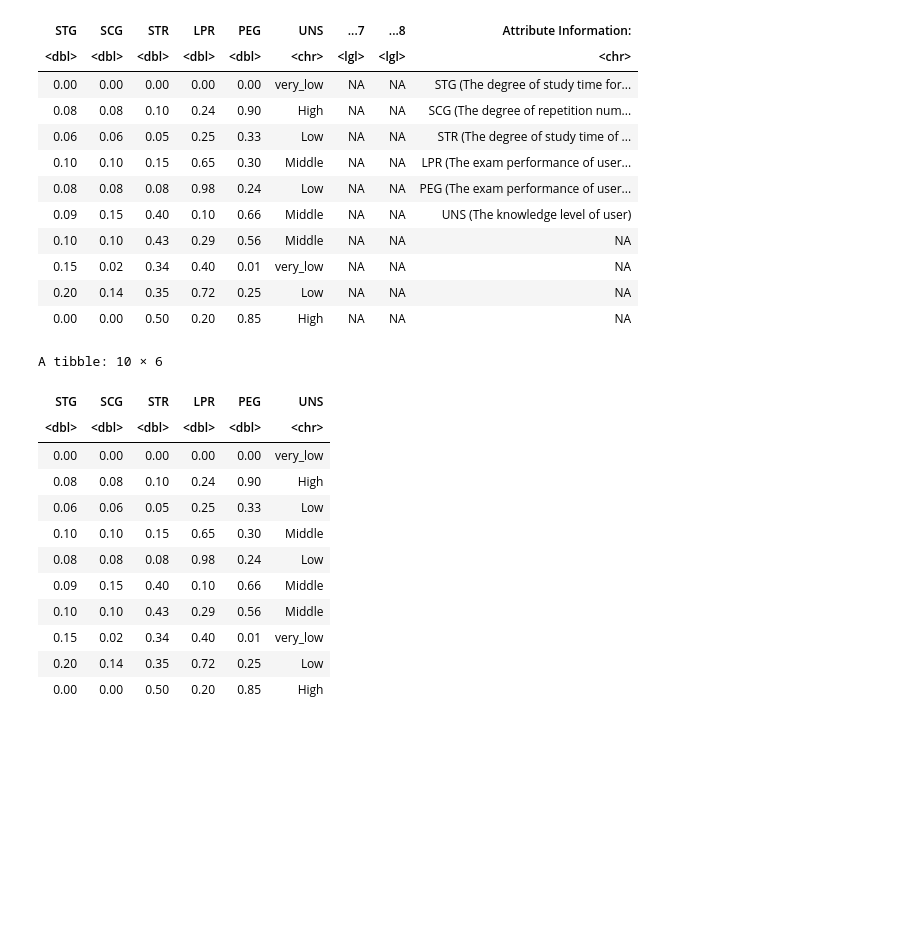
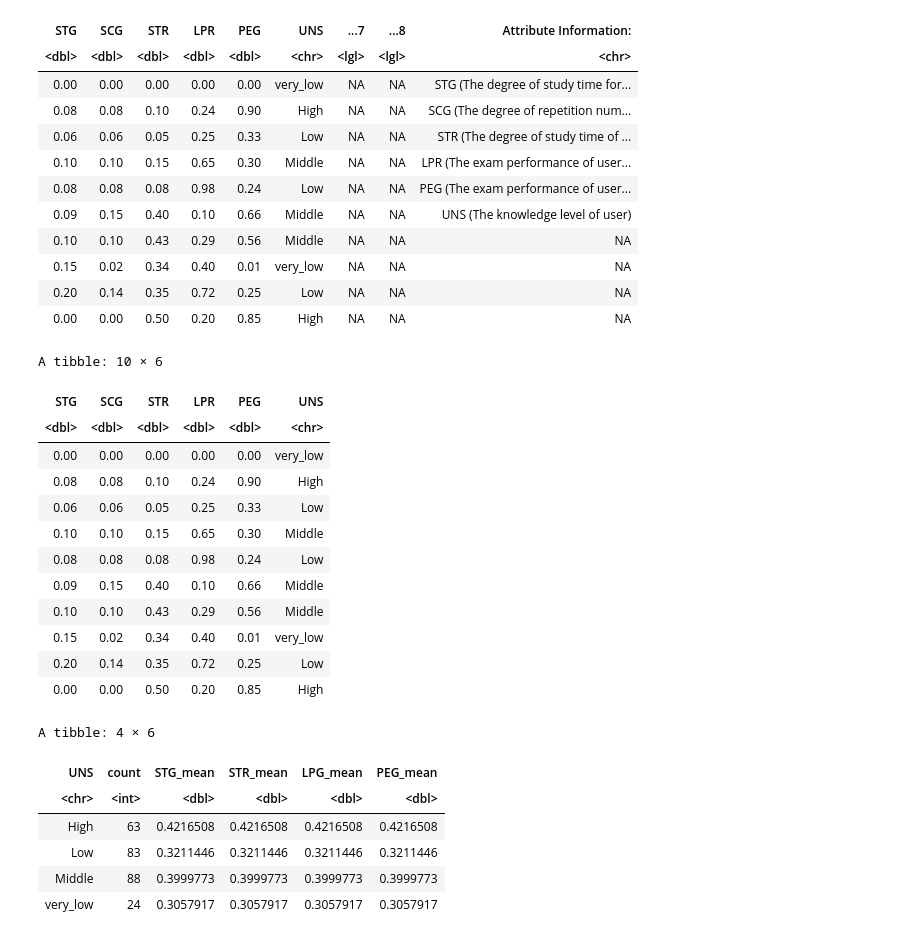
Before and after one commit to GabrielSuen/dsci-100_project, a Jupyter notebook: Group_project.ipynb, the cells around one changed output. Cells and saved outputs as stored; diff of their text form; code cells hidden in the pictures; blank space fills up the shorter version.

```diff
--- a/Group_project.ipynb
+++ b/Group_project.ipynb
@@ -46,19 +47,36 @@ A tibble: 10 × 9
 | 0.00 | 0.00 | 0.50 | 0.20 | 0.85 | High | NA | NA | NA |
 # %%
 knowledge_training <- select(data_training, STG:UNS) #selected useful columns
-slice(knowledge, 1:10) #sliced so as not to clog screen
+slice(knowledge_training, 1:10) #sliced so as not to clog screen
+
+summary_knowledge_training <- knowledge_training |>   # this table shows the total amount of observations per knowledge lvl
+    group_by(UNS) |>                                  # and the mean values for each predictor for each knowledge lvl
+    summarize(count = n(),
+             STG_mean = mean(STG),
+             STR_mean = mean(STG),
+             LPG_mean = mean(STG),
+             PEG_mean = mean(STG))
+
+summary_knowledge_training
 # %% [output]
 A tibble: 10 × 6
 | STG | SCG | STR | LPR | PEG | UNS |
 | <dbl> | <dbl> | <dbl> | <dbl> | <dbl> | <chr> |
 | 0.00 | 0.00 | 0.00 | 0.00 | 0.00 | very_low |
 | 0.08 | 0.08 | 0.10 | 0.24 | 0.90 | High |
 | 0.06 | 0.06 | 0.05 | 0.25 | 0.33 | Low |
 | 0.10 | 0.10 | 0.15 | 0.65 | 0.30 | Middle |
 | 0.08 | 0.08 | 0.08 | 0.98 | 0.24 | Low |
 | 0.09 | 0.15 | 0.40 | 0.10 | 0.66 | Middle |
 | 0.10 | 0.10 | 0.43 | 0.29 | 0.56 | Middle |
 | 0.15 | 0.02 | 0.34 | 0.40 | 0.01 | very_low |
 | 0.20 | 0.14 | 0.35 | 0.72 | 0.25 | Low |
 | 0.00 | 0.00 | 0.50 | 0.20 | 0.85 | High |
+A tibble: 4 × 6
+| UNS | count | STG_mean | STR_mean | LPG_mean | PEG_mean |
+| <chr> | <int> | <dbl> | <dbl> | <dbl> | <dbl> |
+| High | 63 | 0.4216508 | 0.4216508 | 0.4216508 | 0.4216508 |
+| Low | 83 | 0.3211446 | 0.3211446 | 0.3211446 | 0.3211446 |
+| Middle | 88 | 0.3999773 | 0.3999773 | 0.3999773 | 0.3999773 |
+| very_low | 24 | 0.3057917 | 0.3057917 | 0.3057917 | 0.3057917 |
 # %%
```
Also changed, not shown: parts of 2 cells of this notebook.
